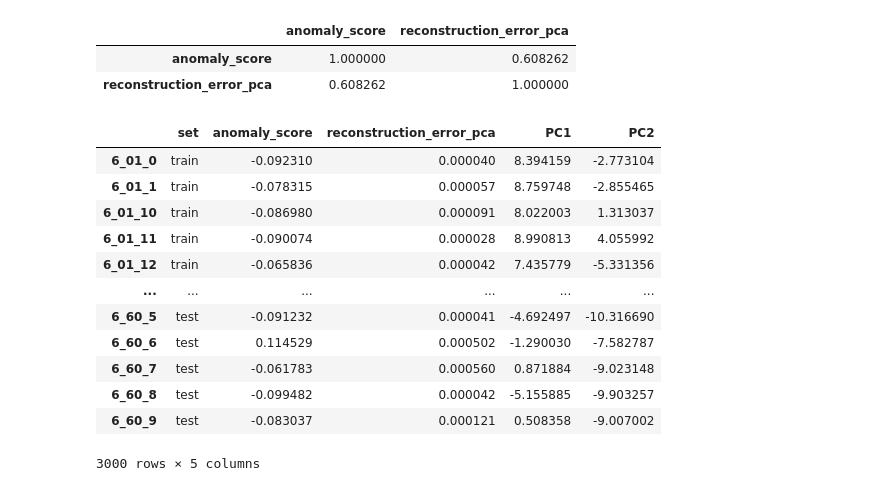
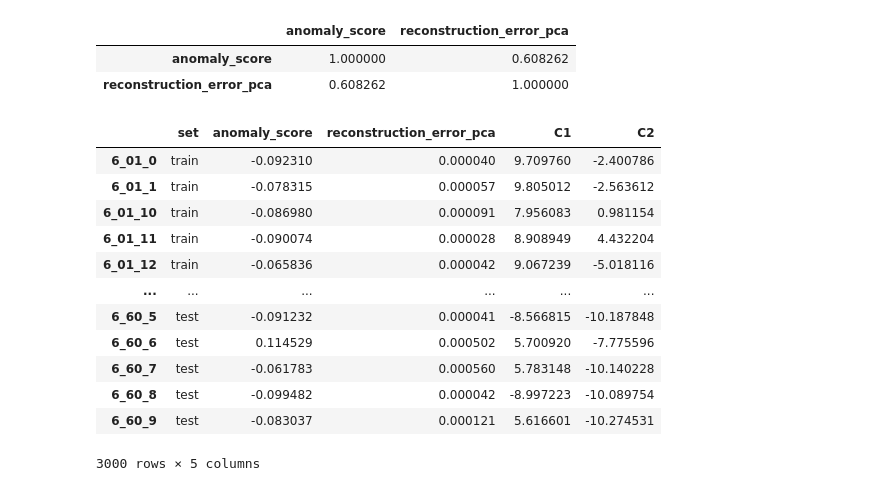
Before and after one commit to Ishikawa7/Audio_anomalies_detection_test, a Jupyter notebook: Anomalies_detection.ipynb, the cells around one changed output. Saved outputs shown, nothing was run; the diff lists cells and outputs as text; code cells hidden in the pictures.

```diff
--- a/Anomalies_detection.ipynb
+++ b/Anomalies_detection.ipynb
@@ -77,8 +70,7 @@ df_results
 # %%
 # check how many components to keep for 99% variance explained
 pca = PCA(n_components=0.99)
-pca.fit(X_train_scaled)
-# Number of components to keep
+pca.fit(X_train)
 n_components = pca.n_components_
 print(f"Number of components to keep for 99% variance explained: {n_components}")
 # %% [output]
@@ -108,6 +85,2 @@ Explained variance by each component: [1.54861977e-01 1.30404416e-01 1.05764252e
 # %%
-X_train_pca = pca.transform(X_train_scaled)
-df_pca_comp = pd.DataFrame(data = pca.components_,
-                           columns = df.columns.values,
-                           index = ['Component '+str(i+1) for i in range(0, pca.n_components_)])
-df_pca_comp
+X_train_pca = pca.transform(X_train)
@@ -133,16 +87,15 @@ fig.show()
 # %%
 # calculate reconstruction error for PCAm (training set)
 X_train_pca_inv = pca.inverse_transform(X_train_pca)
-reconstruction_error_pca_train = ((X_train_scaled - X_train_pca_inv) ** 2).mean(axis=1) # MSE
+reconstruction_error_pca_train = ((X_train - X_train_pca_inv) ** 2).mean(axis=1) # MSE
 print(f"Reconstruction error for PCA: {reconstruction_error_pca_train.mean()}")
 # %% [output]
 Reconstruction error for PCA: 5.407241429923077e-05
 # %%
 # calculate reconstruction error for PCAm (test set)
-X_test_scaled = X_test#scaler.transform(X_test)
-X_test_pca = pca.transform(X_test_scaled)
+X_test_pca = pca.transform(X_test)
 X_test_pca_inv = pca.inverse_transform(X_test_pca)
-reconstruction_error_pca_test = ((X_test_scaled - X_test_pca_inv) ** 2).mean(axis=1) # MSE
+reconstruction_error_pca_test = ((X_test - X_test_pca_inv) ** 2).mean(axis=1) # MSE
 print(f"Reconstruction error for PCA on test set: {reconstruction_error_pca_test.mean()}")
 # %% [output]
 Reconstruction error for PCA on test set: 5.5658096817994724e-05
@@ -273,24 +222,24 @@ df_results[['anomaly_score','reconstruction_error_pca']].corr(method='spearman')
 # %%
 # reduce dimensionality of using PACMAP
 embedding = pacmap.PaCMAP(n_components=2, n_neighbors=10, MN_ratio=0.5, FP_ratio=2.0)
-X_pacmap = embedding.fit_transform(X_scaled)
-df_pacmap = pd.DataFrame(X_pacmap, index=df.index, columns=[f"PC{i+1}" for i in range(X_pacmap.shape[1])])
-df_results["PC1"] = df_pacmap["PC1"]
-df_results["PC2"] = df_pacmap["PC2"]
+X_pacmap = embedding.fit_transform(X)
+df_pacmap = pd.DataFrame(X_pacmap, index=df.index, columns=[f"C{i+1}" for i in range(X_pacmap.shape[1])])
+df_results["C1"] = df_pacmap["C1"]
+df_results["C2"] = df_pacmap["C2"]
 df_results
 # %% [output]
-|  | set | anomaly_score | reconstruction_error_pca | PC1 | PC2 |
-| 6_01_0 | train | -0.092310 | 0.000040 | 8.394159 | -2.773104 |
-| 6_01_1 | train | -0.078315 | 0.000057 | 8.759748 | -2.855465 |
-| 6_01_10 | train | -0.086980 | 0.000091 | 8.022003 | 1.313037 |
-| 6_01_11 | train | -0.090074 | 0.000028 | 8.990813 | 4.055992 |
-| 6_01_12 | train | -0.065836 | 0.000042 | 7.435779 | -5.331356 |
+|  | set | anomaly_score | reconstruction_error_pca | C1 | C2 |
+| 6_01_0 | train | -0.092310 | 0.000040 | 9.709760 | -2.400786 |
+| 6_01_1 | train | -0.078315 | 0.000057 | 9.805012 | -2.563612 |
+| 6_01_10 | train | -0.086980 | 0.000091 | 7.956083 | 0.981154 |
+| 6_01_11 | train | -0.090074 | 0.000028 | 8.908949 | 4.432204 |
+| 6_01_12 | train | -0.065836 | 0.000042 | 9.067239 | -5.018116 |
 | ... | ... | ... | ... | ... | ... |
-| 6_60_5 | test | -0.091232 | 0.000041 | -4.692497 | -10.316690 |
-| 6_60_6 | test | 0.114529 | 0.000502 | -1.290030 | -7.582787 |
-| 6_60_7 | test | -0.061783 | 0.000560 | 0.871884 | -9.023148 |
-| 6_60_8 | test | -0.099482 | 0.000042 | -5.155885 | -9.903257 |
-| 6_60_9 | test | -0.083037 | 0.000121 | 0.508358 | -9.007002 |
+| 6_60_5 | test | -0.091232 | 0.000041 | -8.566815 | -10.187848 |
+| 6_60_6 | test | 0.114529 | 0.000502 | 5.700920 | -7.775596 |
+| 6_60_7 | test | -0.061783 | 0.000560 | 5.783148 | -10.140228 |
+| 6_60_8 | test | -0.099482 | 0.000042 | -8.997223 | -10.089754 |
+| 6_60_9 | test | -0.083037 | 0.000121 | 5.616601 | -10.274531 |
 3000 rows × 5 columns
 # %%
 # visualize the reduced data with a 3d scatter plot using plotly
```
Also changed, not shown: parts of 19 cells of this notebook.
